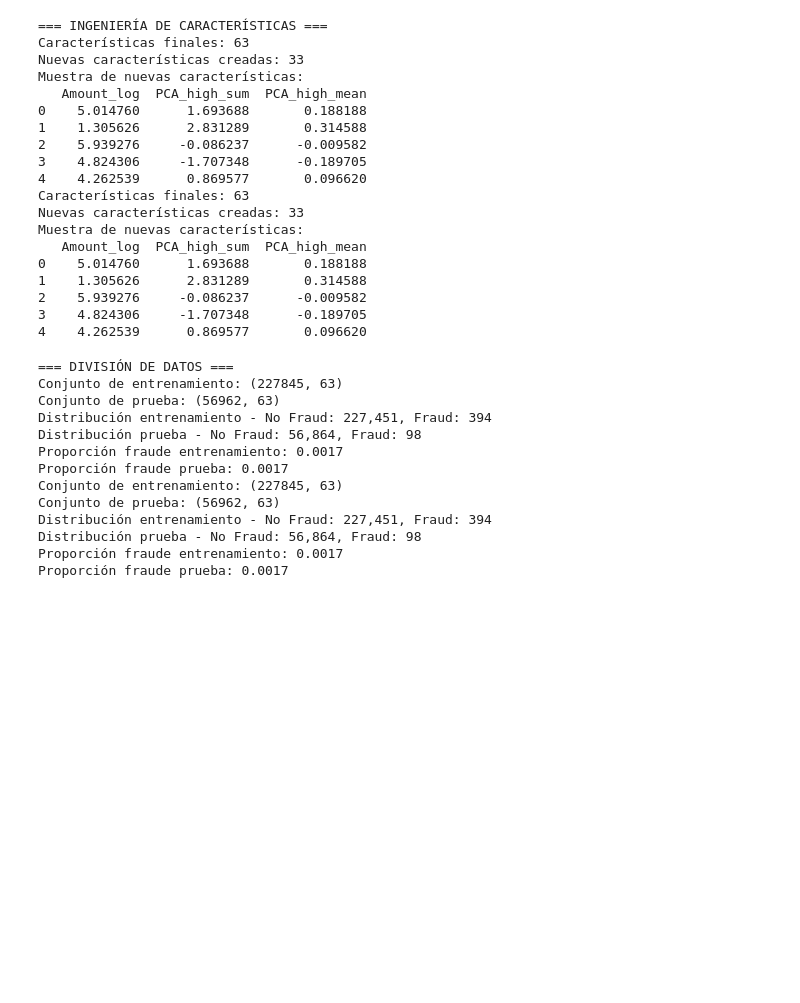
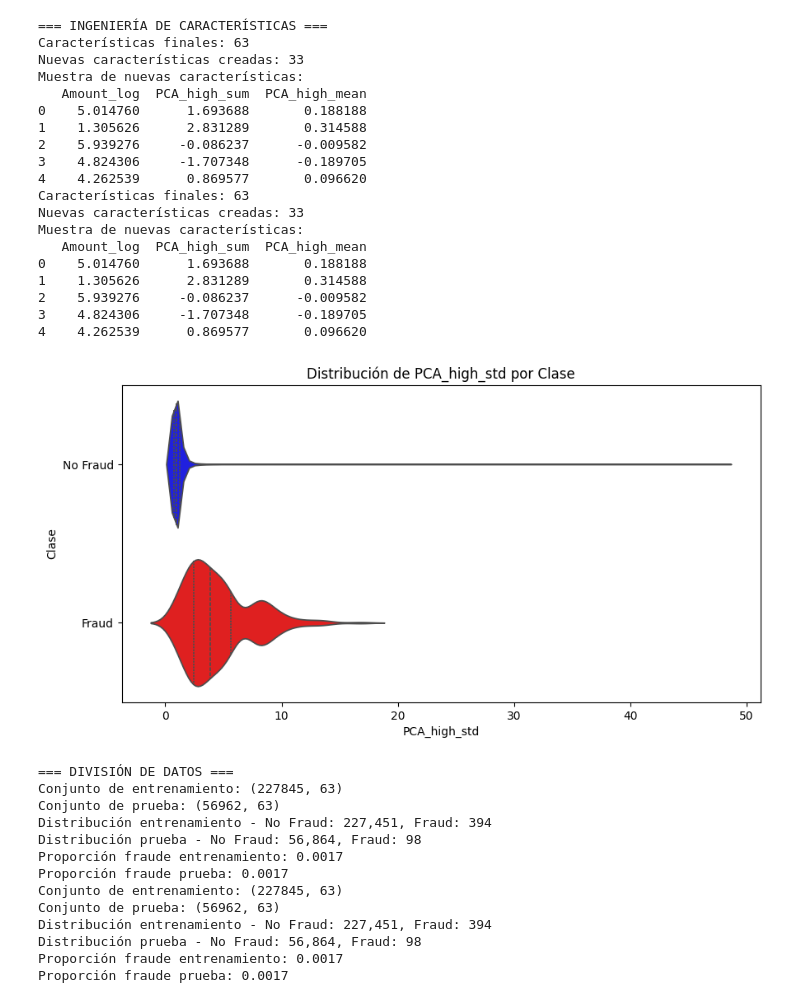
Before and after one commit to XxHurtadoxX/Credit-Card-Fraud-Detection, a Jupyter notebook: Model.ipynb, the cells around one changed output. Drawn from its saved outputs; the diff is of its cells as text; code cells hidden in the pictures; blank space fills up the shorter version.

```diff
--- a/Model.ipynb
+++ b/Model.ipynb
@@ -259,6 +203,27 @@ Muestra de nuevas características:
 2    5.939276     -0.086237      -0.009582
 3    4.824306     -1.707348      -0.189705
 4    4.262539      0.869577       0.096620
+# %%
+plt.figure(figsize=(10, 5))
+
+# Diccionario para asignar color a cada clase
+palette_colors = {'0': 'blue', '1': 'red'}
+
+sns.violinplot(
+    x=df_model["PCA_high_std"],
+    y=df_model["Class"],
+    inner="quartile",
+    orient='h',
+    palette=palette_colors
+)
+
+plt.title("Distribución de PCA_high_std por Clase")
+plt.xlabel("PCA_high_std")
+plt.ylabel("Clase")
+plt.yticks([0, 1], ['No Fraud', 'Fraud'])
+plt.show()
+# %% [output]
+[figure, added]
 # %%
 # SPLIT - División entrenamiento/prueba estratificada
 print("=== DIVISIÓN DE DATOS ===")
```
Also changed, not shown: parts of 17 cells of this notebook.
